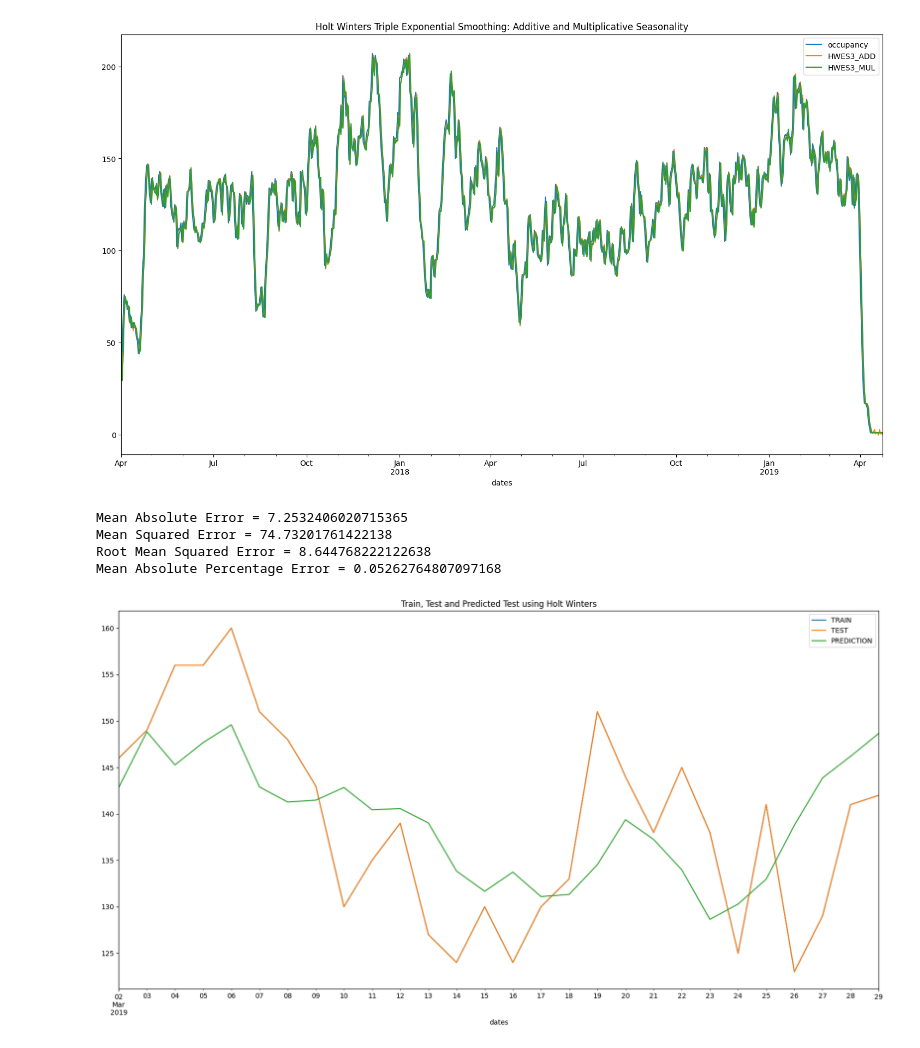
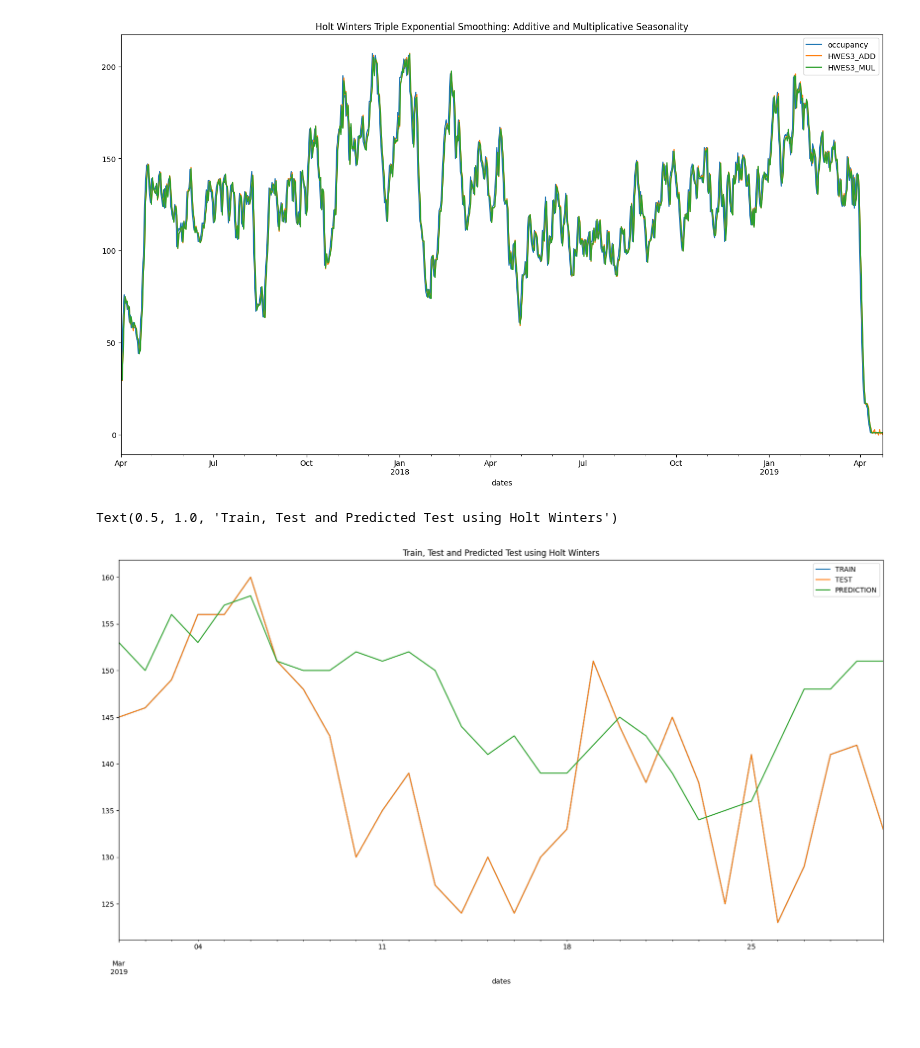
Before and after one commit to aaronbittel/intelligent-planning-of-care-staff, a Jupyter notebook: holt_winter/holt_winter_notebook.ipynb, the cells around one changed output. Drawn from its saved outputs; the diff is of its cells as text; code cells hidden in the pictures; blank space fills up the shorter version.

Commit message:
added output to csv

```diff
--- a/holt_winter/holt_winter_notebook.ipynb
+++ b/holt_winter/holt_winter_notebook.ipynb
@@ -74,31 +76,30 @@ health[['occupancy','HWES3_ADD','HWES3_MUL']].plot(title='Holt Winters Triple Ex
 <Axes: title={'center': 'Holt Winters Triple Exponential Smoothing: Additive and Multiplicative Seasonality'}, xlabel='dates'>
 [figure]
 # %%
-health  = pd.read_csv('C:/Users/nguye/Documents/git/intelligent-planning-of-care-staff/output/descriptive_analysis.csv', usecols=['dates','occupancy'], index_col='dates', parse_dates=True)
-health
+health = pd.read_csv('../output/descriptive_analysis.csv',
+    usecols=['dates','occupancy'], index_col='dates', parse_dates=True)
 health.index.freq = 'D'
-train_health = health[50:700]
-train_health
-test_health = health[700:728]
+target_days = 30
+holt_params = {
+    'trend': 'mul',
+    'damped_trend': False,
+    'seasonal': 'mul',
+    'seasonal_periods': 60,
+    'initialization_method':
+    'estimated'}
+train_health = health[50:699]
+test_health = health[699:729]
 # %%
-fitted_model = ExponentialSmoothing(train_health['occupancy'],trend='mul',damped_trend=False,seasonal='mul',
-        seasonal_periods=60,initialization_method='estimated').fit()
-test_predictions = fitted_model.forecast(28)
+fitted_model = ExponentialSmoothing(train_health['occupancy'],**holt_params).fit()
+test_predictions = fitted_model.forecast(target_days)
+test_predictions = test_predictions.astype(int)
 test_health['occupancy'].plot(legend=True,label='TRAIN')
 test_health['occupancy'].plot(legend=True,label='TEST',figsize=(20,10))
 test_predictions.plot(legend=True,label='PREDICTION')
 plt.title('Train, Test and Predicted Test using Holt Winters')
-from sklearn.metrics import mean_absolute_error,mean_squared_error,mean_absolute_percentage_error
-print(f'Mean Absolute Error = {mean_absolute_error(test_health,test_predictions)}')
-print(f'Mean Squared Error = {mean_squared_error(test_health,test_predictions)}')
-print(f'Root Mean Squared Error = {np.sqrt(mean_squared_error(test_health,test_predictions))}')
-print(f'Mean Absolute Percentage Error = {mean_absolute_percentage_error(test_health,test_predictions)}')
 # %% [output]
-Mean Absolute Error = 7.2532406020715365
-Mean Squared Error = 74.73201761422138
-Root Mean Squared Error = 8.644768222122638
-Mean Absolute Percentage Error = 0.05262764807097168
+Text(0.5, 1.0, 'Train, Test and Predicted Test using Holt Winters')
-[figure, old version]
+[figure, new version]
 # %%
 test_health['occupancy'].plot(legend=True,label='TEST',figsize=(9,6))
 #test_predictions.plot(legend=True,label='PREDICTION',xlim=['1959–01–01','1961–01–01'])
```
Also changed, not shown: parts of 7 cells of this notebook, 2 other files.
